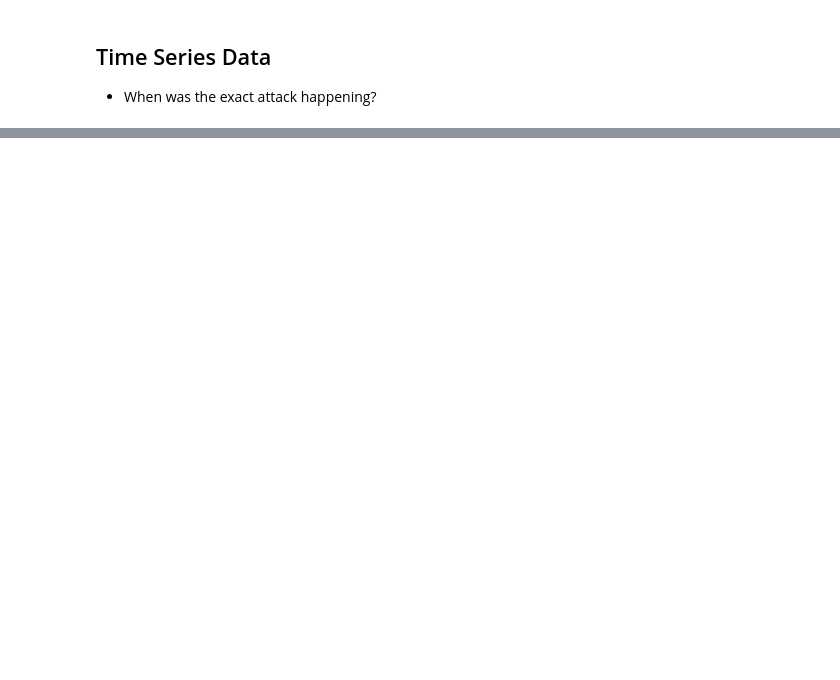
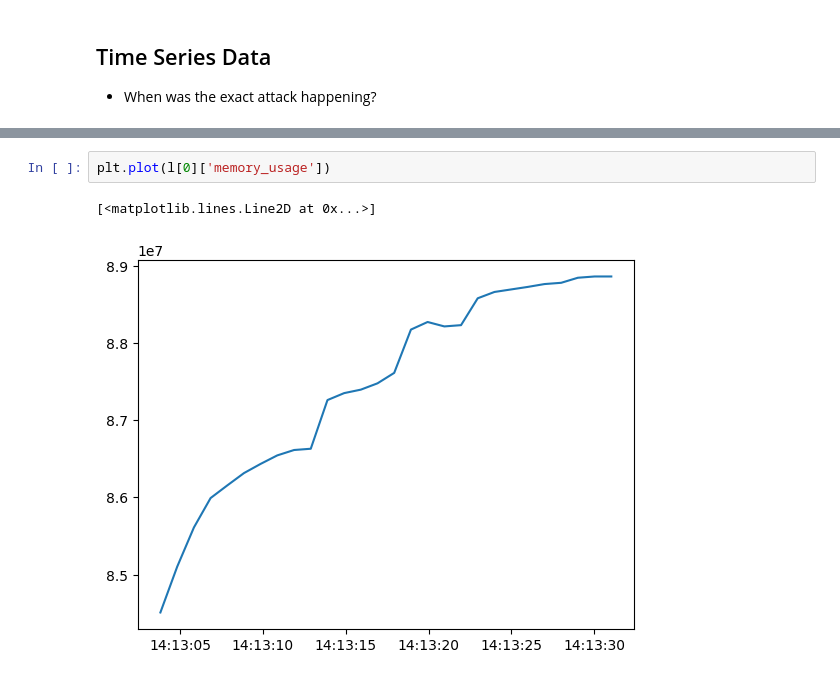
Before and after one commit to Janalytics94/anomaly-detection-software, a Jupyter notebook: src/notebooks/EDA.ipynb, the cells around one changed output, grey strips where cells are left out. Drawn from its saved outputs; the diff is of its cells as text; blank space fills up the shorter version.

```diff
--- a/src/notebooks/EDA.ipynb
+++ b/src/notebooks/EDA.ipynb
@@ -1492,0 +1521,5 @@ fig.savefig("../../src/plots/EDA/BOXPLOTS_NO_OUTLIERS_memory_usage_sceanrios_tes
+# %%
+plt.plot(l[0]['memory_usage'])
+# %% [output]
+[<matplotlib.lines.Line2D at 0x...>]
+[figure, added]
```
Also changed, not shown: parts of 5 cells of this notebook, 6 other files.
